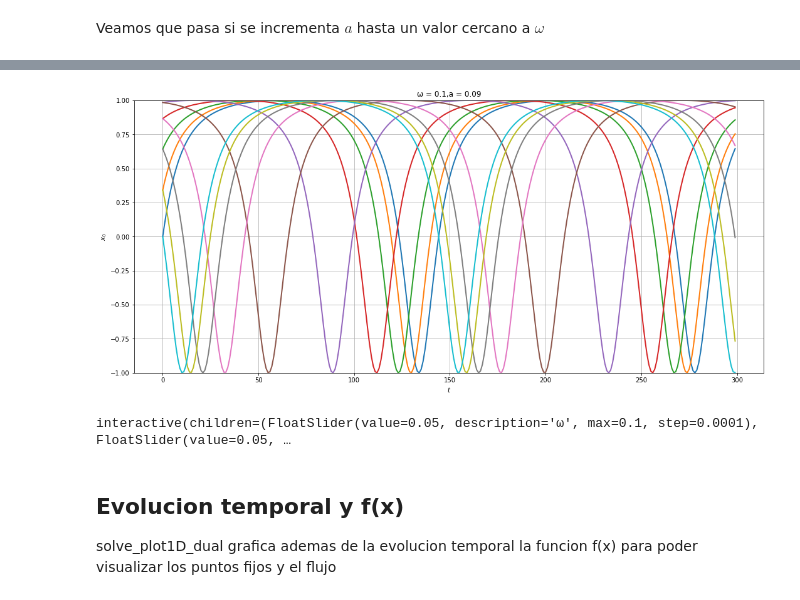
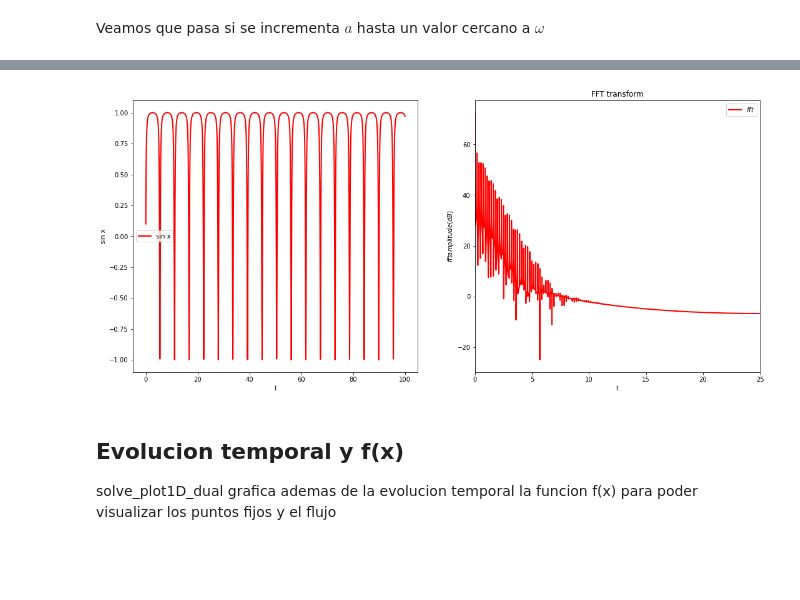
Before and after one commit to meguia/DNL_unq, a Jupyter notebook: DNL_Flujos_Circulo.ipynb, the cells around one changed output, grey strips where cells are left out. Drawn from its saved outputs; the diff is of its cells as text; code cells hidden in the pictures; blank space fills up the shorter version.

```diff
--- a/DNL_Flujos_Circulo.ipynb
+++ b/DNL_Flujos_Circulo.ipynb
@@ -20,9 +15,9 @@ que presenta una bifurcacion nodo-silla cuando $\omega=a$
 Si $a=0$ esta ecuacion representa un fasor con una frecuencia angular fija $\omega$
 # %%
 #definimos la ecuacion
-def snlc(t, x, ω, a):
+def snlc(t, θ, ω, a):
     return[
-        ω-a*np.sin(x)
+        ω-a*np.sin(θ)
     ]
 # %%
 # definimos una funcion para resolver la ecuacion diferencial
@@ -55,19 +44,19 @@ tmax = 300
 dt = tmax/300
 pars={'ω':0.1,'a':0.09}
 solve_plot1D_multiple(snlc,pars,xini_array,tmax,dt,xrange=[-1,1],var='sin')
-# %% [output]
-[figure, removed]
+# %%
+solve_plot(snlc,{'ω':2*np.pi,'a':2*np.pi-0.1},[0.1],100,0.02,var='sin',wfft=True)
+# %% [output]
+[figure, added]
 # %%
 iplot0 = interactive(solve_snlc,
-                    ω=(0,0.1,0.0001),
-                    a=(0,0.1,0.0001),
+                    ω=(-1.5,1.5,0.0001),
+                    a=(0,2,0.0001),
                     xini=(0,2*np.pi,0.001),
-                    tmax=(1,800,1),
+                    tmax=(1,100,1),
                     var='angle')
 
 iplot0
-# %% [output]
-interactive(children=(FloatSlider(value=0.05, description='ω', max=0.1, step=0.0001), FloatSlider(value=0.05, …
 # %% [markdown]
 ## Evolucion temporal y f(x)
 solve_plot1D_dual grafica ademas de la evolucion temporal la funcion f(x) para poder visualizar los puntos fijos y el flujo
```
Also changed, not shown: parts of 11 cells of this notebook, 12 other files.
